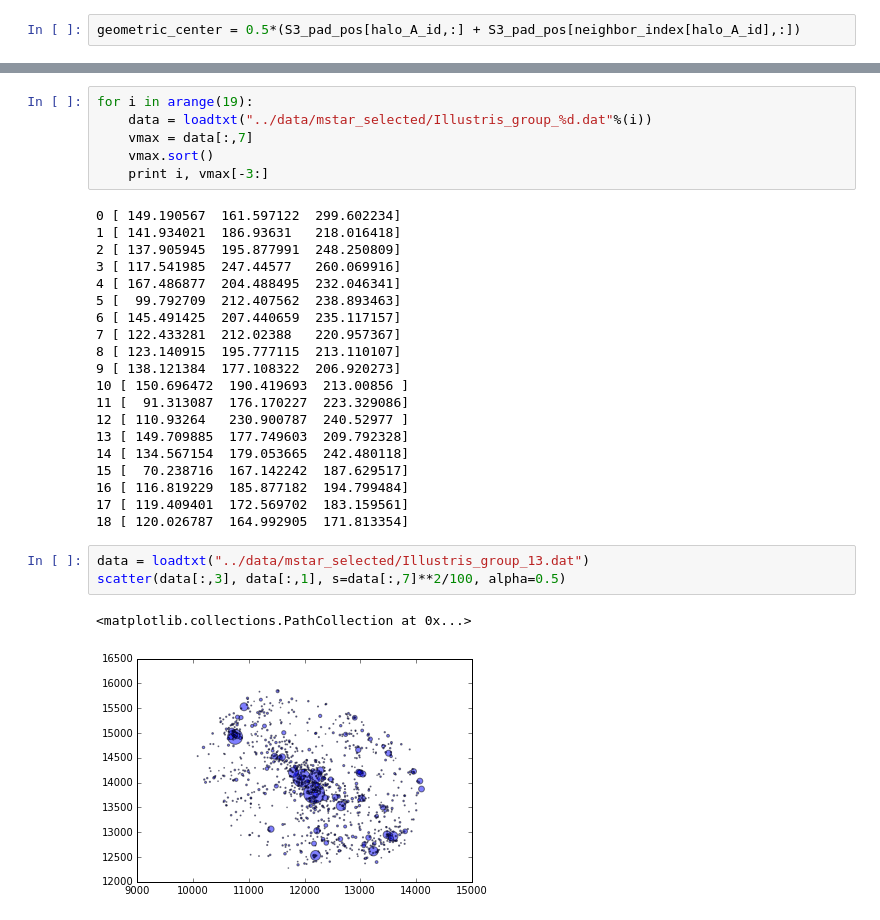
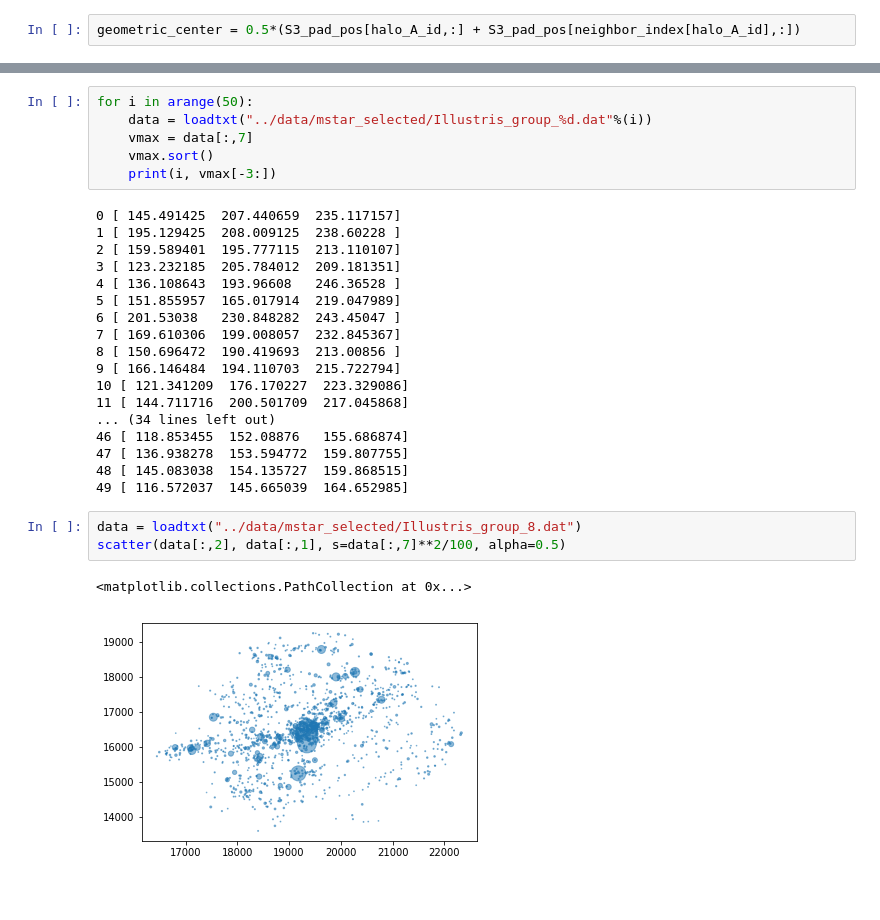
Before and after one commit to astroandes/IllustrisLG, a Jupyter notebook: code/BaryonCatalogCuts.ipynb, the cells around one changed output, grey strips where cells are left out. Cells and saved outputs as stored; diff of their text form; blank space fills up the shorter version.

```diff
--- a/code/BaryonCatalogCuts.ipynb
+++ b/code/BaryonCatalogCuts.ipynb
@@ -247,32 +259,30 @@ for i in range(n_pairs):
 # %%
-for i in arange(19):
+for i in arange(50):
     data = loadtxt("../data/mstar_selected/Illustris_group_%d.dat"%(i))
     vmax = data[:,7]
     vmax.sort()
-    print i, vmax[-3:]
+    print(i, vmax[-3:])
 # %% [output]
-0 [ 149.190567  161.597122  299.602234]
-1 [ 141.934021  186.93631   218.016418]
-2 [ 137.905945  195.877991  248.250809]
-3 [ 117.541985  247.44577   260.069916]
-4 [ 167.486877  204.488495  232.046341]
-5 [  99.792709  212.407562  238.893463]
-6 [ 145.491425  207.440659  235.117157]
-7 [ 122.433281  212.02388   220.957367]
-8 [ 123.140915  195.777115  213.110107]
-9 [ 138.121384  177.108322  206.920273]
-10 [ 150.696472  190.419693  213.00856 ]
-11 [  91.313087  176.170227  223.329086]
-12 [ 110.93264   230.900787  240.52977 ]
-13 [ 149.709885  177.749603  209.792328]
-14 [ 134.567154  179.053665  242.480118]
-15 [  70.238716  167.142242  187.629517]
-16 [ 116.819229  185.877182  194.799484]
-17 [ 119.409401  172.569702  183.159561]
-18 [ 120.026787  164.992905  171.813354]
+0 [ 145.491425  207.440659  235.117157]
+1 [ 195.129425  208.009125  238.60228 ]
+2 [ 159.589401  195.777115  213.110107]
+3 [ 123.232185  205.784012  209.181351]
+4 [ 136.108643  193.96608   246.36528 ]
+5 [ 151.855957  165.017914  219.047989]
+6 [ 201.53038   230.848282  243.45047 ]
+7 [ 169.610306  199.008057  232.845367]
+8 [ 150.696472  190.419693  213.00856 ]
+9 [ 166.146484  194.110703  215.722794]
+10 [ 121.341209  176.170227  223.329086]
+11 [ 144.711716  200.501709  217.045868]
+... (34 lines left out)
+46 [ 118.853455  152.08876   155.686874]
+47 [ 136.938278  153.594772  159.807755]
+48 [ 145.083038  154.135727  159.868515]
+49 [ 116.572037  145.665039  164.652985]
 # %%
-data = loadtxt("../data/mstar_selected/Illustris_group_13.dat")
-scatter(data[:,3], data[:,1], s=data[:,7]**2/100, alpha=0.5)
+data = loadtxt("../data/mstar_selected/Illustris_group_8.dat")
+scatter(data[:,2], data[:,1], s=data[:,7]**2/100, alpha=0.5)
 # %% [output]
 <matplotlib.collections.PathCollection at 0x...>
-[figure, old version]
+[figure, new version]
```
Also changed, not shown: parts of 23 cells of this notebook.
